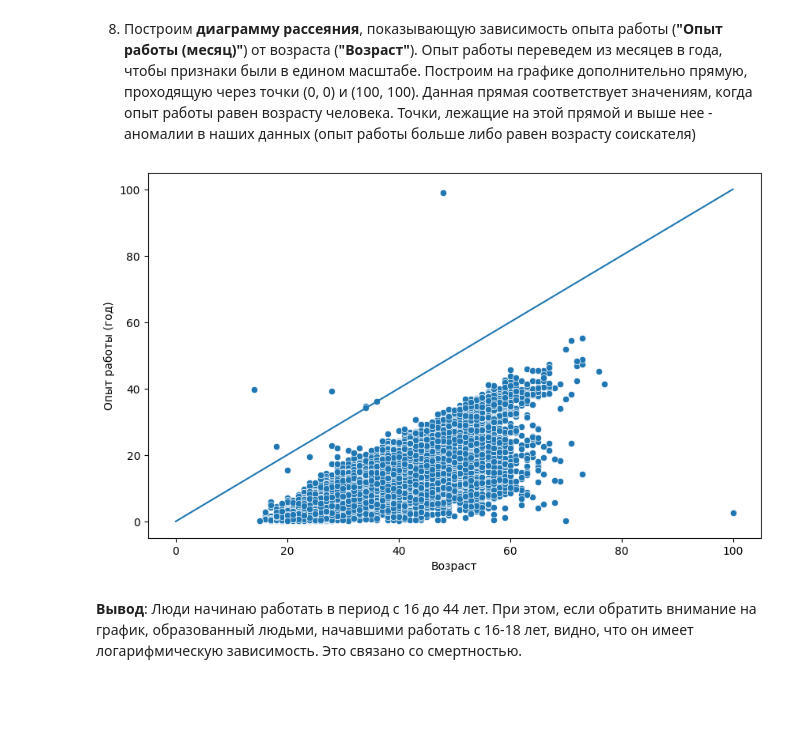
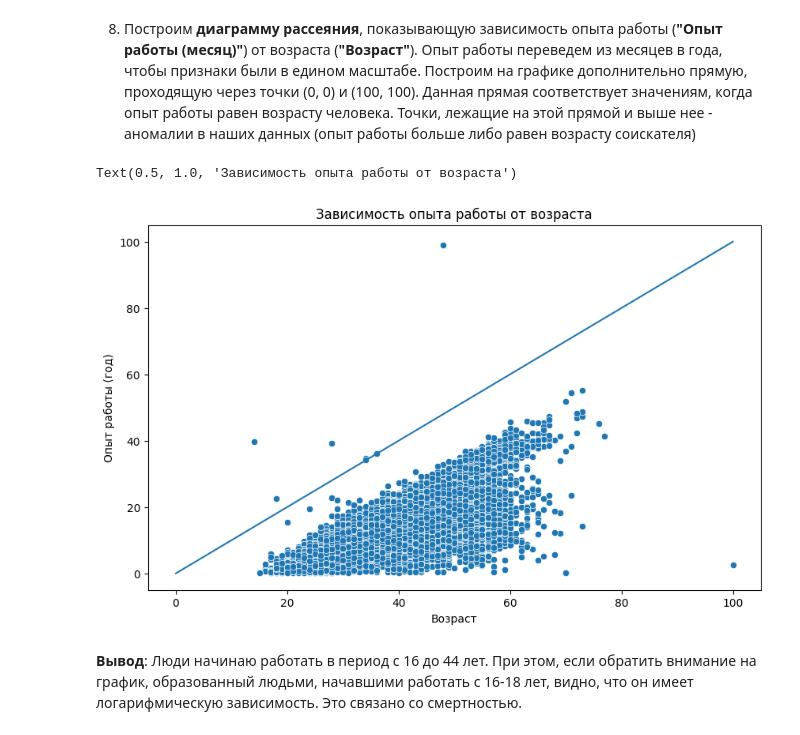
Before and after one commit to SoleCollat/Data_science, a Jupyter notebook: Project-1. hh.ru data analysis/Data_analysis.ipynb, the cells around one changed output. Cells and saved outputs as stored; diff of their text form; code cells hidden in the pictures; blank space fills up the shorter version.

```diff
--- a/Project-1. hh.ru data analysis/Data_analysis.ipynb
+++ b/Project-1. hh.ru data analysis/Data_analysis.ipynb
@@ -651,28 +652,31 @@ Text(0.5, 1.0, 'Медианная зарплата')
 # %%
 fig = plt.subplots(figsize=(10,6))
 
 line_df = pd.DataFrame({
     'Возраст': [0, 100],
     'Опыт работы (год)': [0, 100]
     })
 
 hh_df['Опыт работы (год)'] = hh_df['Опыт работы (месяц)'] / 12
 
 exp_age_scatter = sns.scatterplot(
     data=hh_df,
     x='Возраст',
     y='Опыт работы (год)'
 )
 
 line = sns.lineplot(
     data = line_df,
     x='Возраст',
     y='Опыт работы (год)'
 )
 
 hh_df = hh_df.drop('Опыт работы (год)', axis=1)
+
+exp_age_scatter.set_title('Зависимость опыта работы от возраста')
 # %% [output]
+Text(0.5, 1.0, 'Зависимость опыта работы от возраста')
-[figure, old version]
+[figure, new version]
 # %% [markdown]
 **Вывод**: Люди начинаю работать в период с 16 до 44 лет. При этом, если обратить внимание на график, образованный людьми, начавшими работать с 16-18 лет, видно, что он имеет логарифмическую зависимость. Это связано со смертностью.
 # %% [markdown]
```
Also changed, not shown: parts of 16 cells of this notebook, 2 other files.
